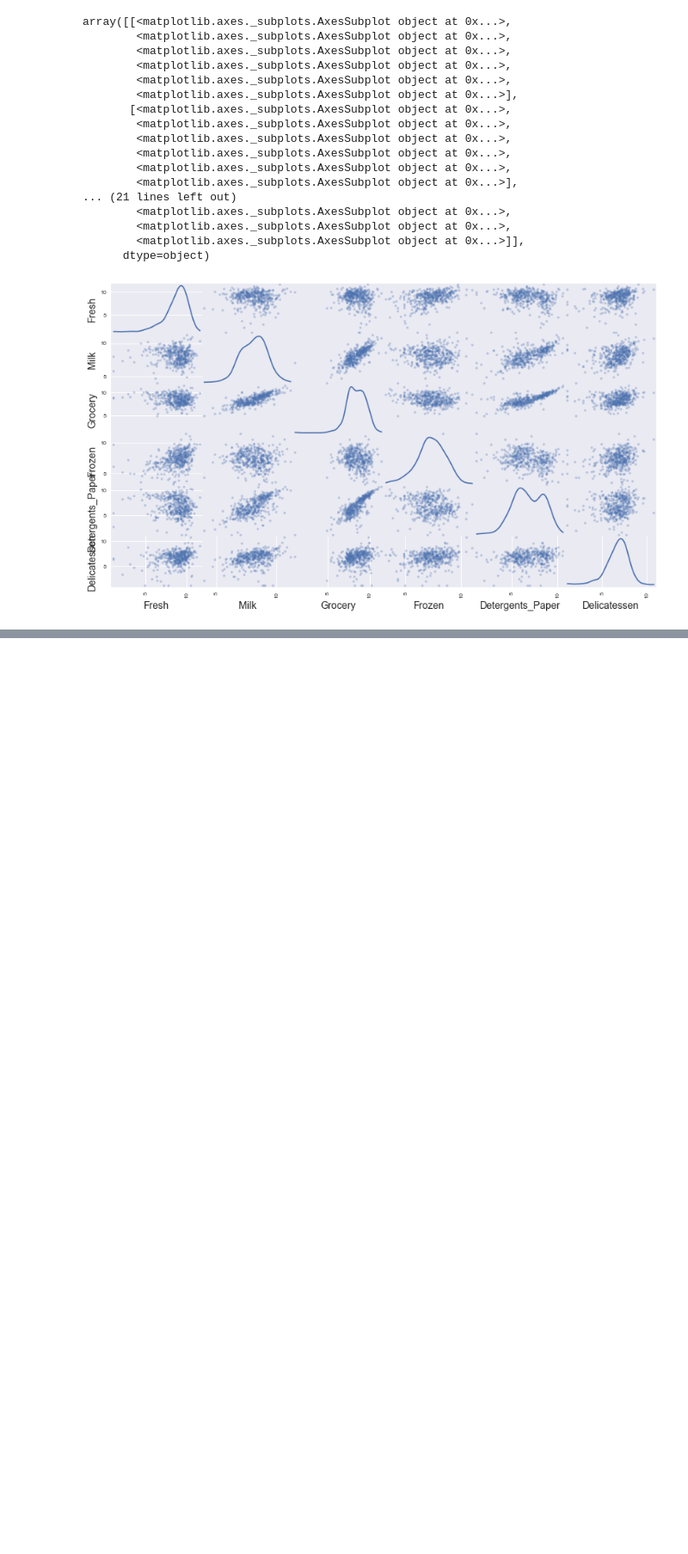
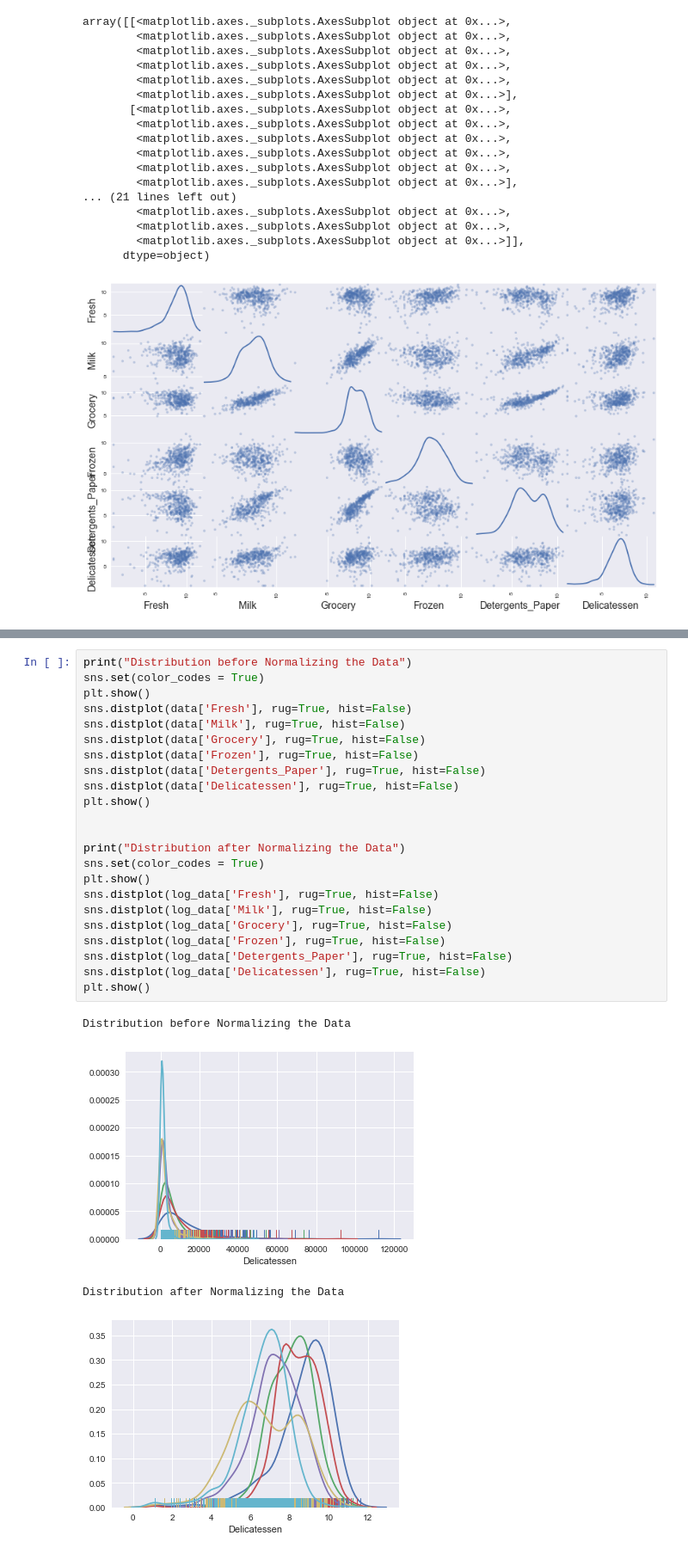
Before and after one commit to geekquad/Customer-Segments, a Jupyter notebook: Segments.ipynb, the cells around one changed output, grey strips where cells are left out. Shown at 86% size. Drawn from its saved outputs; the diff is of its cells as text; blank space fills up the shorter version.

```diff
--- a/Segments.ipynb
+++ b/Segments.ipynb
@@ -195,0 +205,28 @@ array([[<matplotlib.axes._subplots.AxesSubplot object at 0x...>,
+# %%
+print("Distribution before Normalizing the Data")
+sns.set(color_codes = True)
+plt.show()
+sns.distplot(data['Fresh'], rug=True, hist=False)
+sns.distplot(data['Milk'], rug=True, hist=False)
+sns.distplot(data['Grocery'], rug=True, hist=False)
+sns.distplot(data['Frozen'], rug=True, hist=False)
+sns.distplot(data['Detergents_Paper'], rug=True, hist=False)
+sns.distplot(data['Delicatessen'], rug=True, hist=False)
+plt.show()
+
+
+print("Distribution after Normalizing the Data")
+sns.set(color_codes = True)
+plt.show()
+sns.distplot(log_data['Fresh'], rug=True, hist=False)
+sns.distplot(log_data['Milk'], rug=True, hist=False)
+sns.distplot(log_data['Grocery'], rug=True, hist=False)
+sns.distplot(log_data['Frozen'], rug=True, hist=False)
+sns.distplot(log_data['Detergents_Paper'], rug=True, hist=False)
+sns.distplot(log_data['Delicatessen'], rug=True, hist=False)
+plt.show()
+# %% [output]
+Distribution before Normalizing the Data
+[figure, added]
+Distribution after Normalizing the Data
+[figure, added]
```
Also changed, not shown: parts of 2 cells of this notebook.
